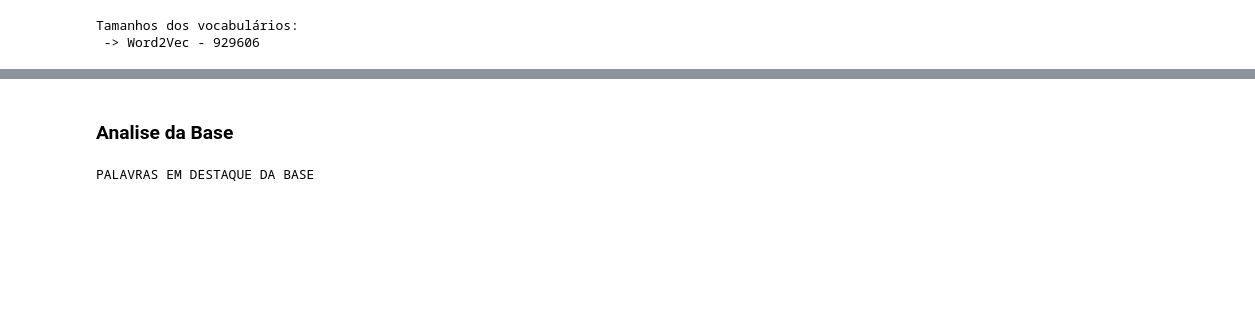
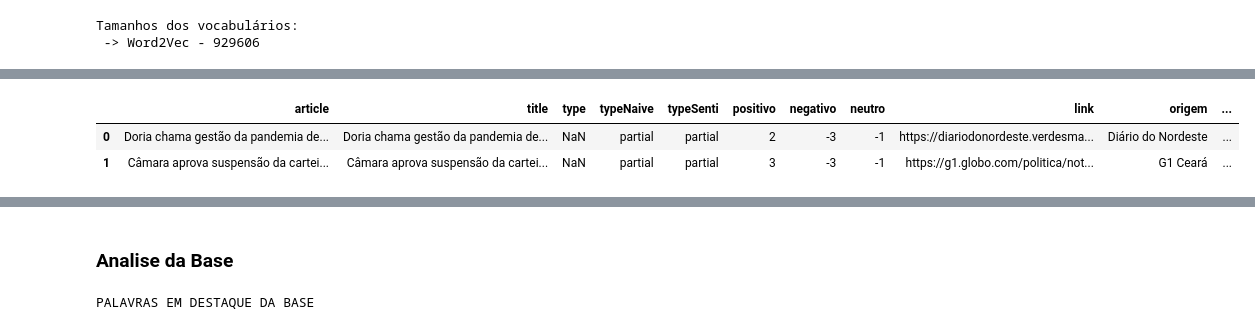
Before and after one commit to JosueSantos/impartiality_discovery, a Jupyter notebook: ImpartialityDiscovery.ipynb, the cells around one changed output, grey strips where cells are left out. Cells and saved outputs as stored; diff of their text form; code cells hidden in the pictures; blank space fills up the shorter version.

```diff
--- a/ImpartialityDiscovery.ipynb
+++ b/ImpartialityDiscovery.ipynb
@@ -269,0 +51,78 @@ Tamanhos Máximo das Notícias da Base:
+# %%
+import re
+import pandas as pd
+
+import nltk
+from nltk.corpus import stopwords
+from nltk import word_tokenize
+
+nltk.download('stopwords')
+nltk.download('punkt')
+
+stopWords = set(stopwords.words('portuguese'))
+
+"""
+É descartado a palavra Não das StopWords pelo seu impacto no sentido da frase.
+"""
+stopWords.discard('não')
+
+base = pd.read_csv(BASE, sep=';', index_col=None,
+    names=[
+        'article',
+        'title',
+        'type',
+        'typeNaive',
+        'typeSenti',
+        'positivo',
+        'negativo',
+        'neutro',
+        'link',
+        'origem',
+        'id',
+        'length',
+        'count_neutral_words',
+        'lenght_caract'
+    ]
+)
+
+
+def clean_text(text):
+    """
+    Realiza a preparação do texto para ser utilizada
+    Removendo pontuações, links, aspas e tornando tadas as letras em minúsculo
+    Removendo as StopWords
+    """
+
+    text = re.sub(r'[^\w\s$]|http\S+', '', text).lower()
+    text = text.replace(r'/[\'"]+/g', '')
+    text = ' '.join(word for word in text.split() if word not in stopWords)
+
+    return text
+
+base['article_clean'] = base['article'].apply(clean_text)
+
+base['article_len'] = base['article_clean'].apply(lambda x : len(x))
+
+MAX_LEN = int(base['article_len'].quantile(.75))
+#75% do dataset pelo menos tem no maximo esse valor de tamanho
+print("\nTamanhos Máximo das Notícias da Base:\n -> 75% do dataset - " + str(MAX_LEN))
+
+base['article_tokens'] = base['article_clean'].apply(lambda text : word_tokenize(text.strip()) )
+
+def create_x(tokens, embedding_model):
+    """
+    Buscar a localização dos tokens dentro do Word2Vec
+    """
+
+    list_x = []
+    for token in tokens:
+        if(token):
+            if(token in embedding_model.vocab):
+                list_x.append(embedding_model.vocab[token].index)
+
+    return list_x
+
+base['article_tokens_word2vec'] = base['article_tokens'].apply(lambda text : create_x(text, Word2Vec))
+
+base.head(2)
+# %% [output]
@@ -269,0 +136,3 @@ Tamanhos Máximo das Notícias da Base:
+|  | article | title | type | typeNaive | typeSenti | positivo | negativo | neutro | link | origem | ... |
+| 0 | Doria chama gestão da pandemia de... | Doria chama gestão da pandemia de... | NaN | partial | partial | 2 | -3 | -1 | https://diariodonordeste.verdesma... | Diário do Nordeste | ... |
+| 1 | Câmara aprova suspensão da cartei... | Câmara aprova suspensão da cartei... | NaN | partial | partial | 3 | -3 | -1 | https://g1.globo.com/politica/not... | G1 Ceará | ... |
```
Also changed, not shown: parts of 43 cells of this notebook.
